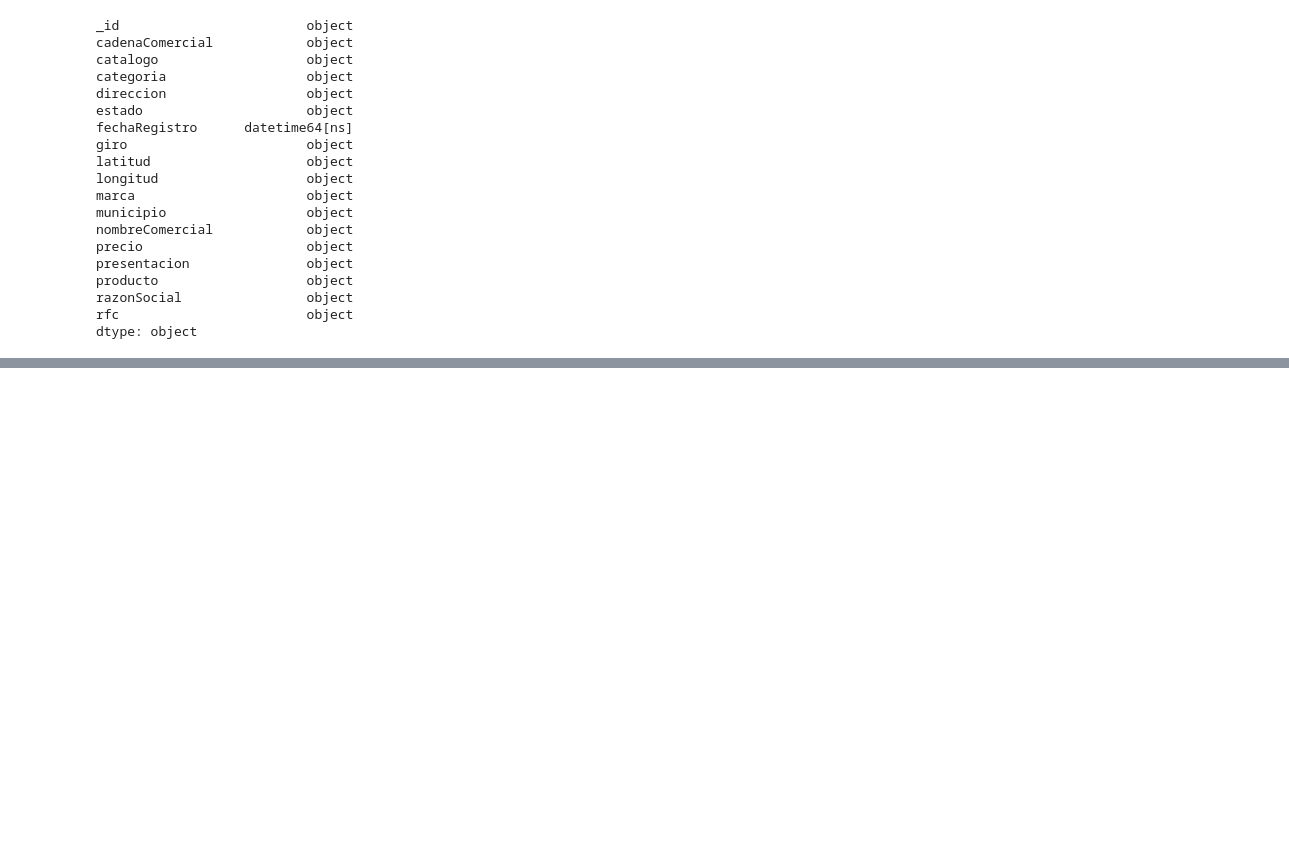
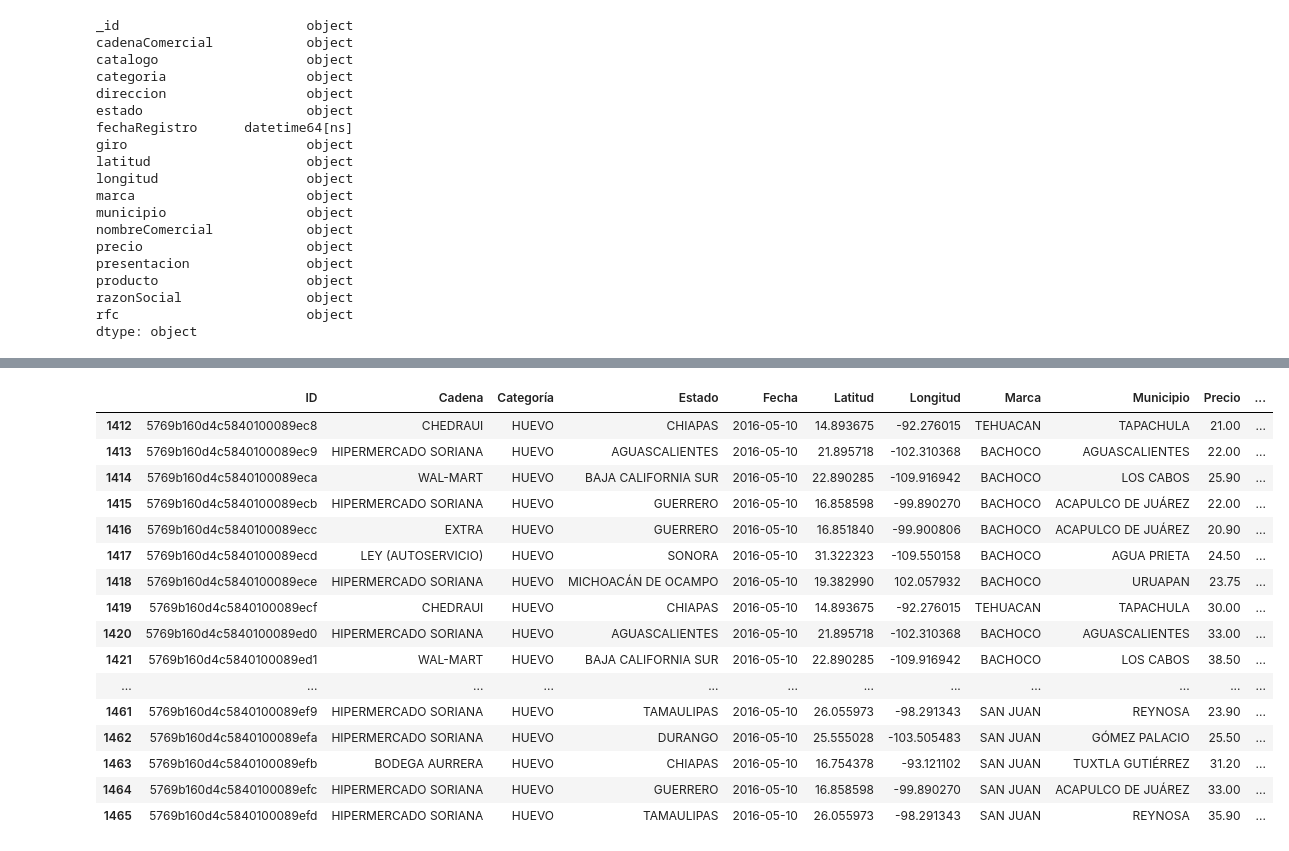
Before and after one commit to christopdr/BootCamp-P01, a Jupyter notebook: Code/data_api_getter.ipynb, the cells around one changed output, grey strips where cells are left out. Cells and saved outputs as stored; diff of their text form; code cells hidden in the pictures; blank space fills up the shorter version.

```diff
--- a/Code/data_api_getter.ipynb
+++ b/Code/data_api_getter.ipynb
@@ -87,0 +173,29 @@ new_frame[new_frame['_id'] == '5769ca75d4c5840100096dc1']
+# %%
+#PriceAv = Master["Precio"].mean()
+#PriceAv = Master.groupby('Estado')['Precio'].mean()
+#Master[Master['Producto']=='HUEVO'.groupby('Estado')['Precio'].mean()
+Master.dropna()
+#Master.head(500)
+
+#Parte clave para hacer con cualquier producto
+
+HuevoPrice = Master[Master.Producto == 'HUEVO']
+HuevoPrice
+# %% [output]
+|  | ID | Cadena | Categoría | Estado | Fecha | Latitud | Longitud | Marca | Municipio | Precio | ... |
+| 1412 | 5769b160d4c5840100089ec8 | CHEDRAUI | HUEVO | CHIAPAS | 2016-05-10 | 14.893675 | -92.276015 | TEHUACAN | TAPACHULA | 21.00 | ... |
+| 1413 | 5769b160d4c5840100089ec9 | HIPERMERCADO SORIANA | HUEVO | AGUASCALIENTES | 2016-05-10 | 21.895718 | -102.310368 | BACHOCO | AGUASCALIENTES | 22.00 | ... |
+| 1414 | 5769b160d4c5840100089eca | WAL-MART | HUEVO | BAJA CALIFORNIA SUR | 2016-05-10 | 22.890285 | -109.916942 | BACHOCO | LOS CABOS | 25.90 | ... |
+| 1415 | 5769b160d4c5840100089ecb | HIPERMERCADO SORIANA | HUEVO | GUERRERO | 2016-05-10 | 16.858598 | -99.890270 | BACHOCO | ACAPULCO DE JUÁREZ | 22.00 | ... |
+| 1416 | 5769b160d4c5840100089ecc | EXTRA | HUEVO | GUERRERO | 2016-05-10 | 16.851840 | -99.900806 | BACHOCO | ACAPULCO DE JUÁREZ | 20.90 | ... |
+| 1417 | 5769b160d4c5840100089ecd | LEY (AUTOSERVICIO) | HUEVO | SONORA | 2016-05-10 | 31.322323 | -109.550158 | BACHOCO | AGUA PRIETA | 24.50 | ... |
+| 1418 | 5769b160d4c5840100089ece | HIPERMERCADO SORIANA | HUEVO | MICHOACÁN DE OCAMPO | 2016-05-10 | 19.382990 | 102.057932 | BACHOCO | URUAPAN | 23.75 | ... |
+| 1419 | 5769b160d4c5840100089ecf | CHEDRAUI | HUEVO | CHIAPAS | 2016-05-10 | 14.893675 | -92.276015 | TEHUACAN | TAPACHULA | 30.00 | ... |
+| 1420 | 5769b160d4c5840100089ed0 | HIPERMERCADO SORIANA | HUEVO | AGUASCALIENTES | 2016-05-10 | 21.895718 | -102.310368 | BACHOCO | AGUASCALIENTES | 33.00 | ... |
+| 1421 | 5769b160d4c5840100089ed1 | WAL-MART | HUEVO | BAJA CALIFORNIA SUR | 2016-05-10 | 22.890285 | -109.916942 | BACHOCO | LOS CABOS | 38.50 | ... |
+| ... | ... | ... | ... | ... | ... | ... | ... | ... | ... | ... | ... |
+| 1461 | 5769b160d4c5840100089ef9 | HIPERMERCADO SORIANA | HUEVO | TAMAULIPAS | 2016-05-10 | 26.055973 | -98.291343 | SAN JUAN | REYNOSA | 23.90 | ... |
+| 1462 | 5769b160d4c5840100089efa | HIPERMERCADO SORIANA | HUEVO | DURANGO | 2016-05-10 | 25.555028 | -103.505483 | SAN JUAN | GÓMEZ PALACIO | 25.50 | ... |
+| 1463 | 5769b160d4c5840100089efb | BODEGA AURRERA | HUEVO | CHIAPAS | 2016-05-10 | 16.754378 | -93.121102 | SAN JUAN | TUXTLA GUTIÉRREZ | 31.20 | ... |
+| 1464 | 5769b160d4c5840100089efc | HIPERMERCADO SORIANA | HUEVO | GUERRERO | 2016-05-10 | 16.858598 | -99.890270 | SAN JUAN | ACAPULCO DE JUÁREZ | 33.00 | ... |
+| 1465 | 5769b160d4c5840100089efd | HIPERMERCADO SORIANA | HUEVO | TAMAULIPAS | 2016-05-10 | 26.055973 | -98.291343 | SAN JUAN | REYNOSA | 35.90 | ... |
```
Also changed, not shown: parts of 19 cells of this notebook, 1 other file.
